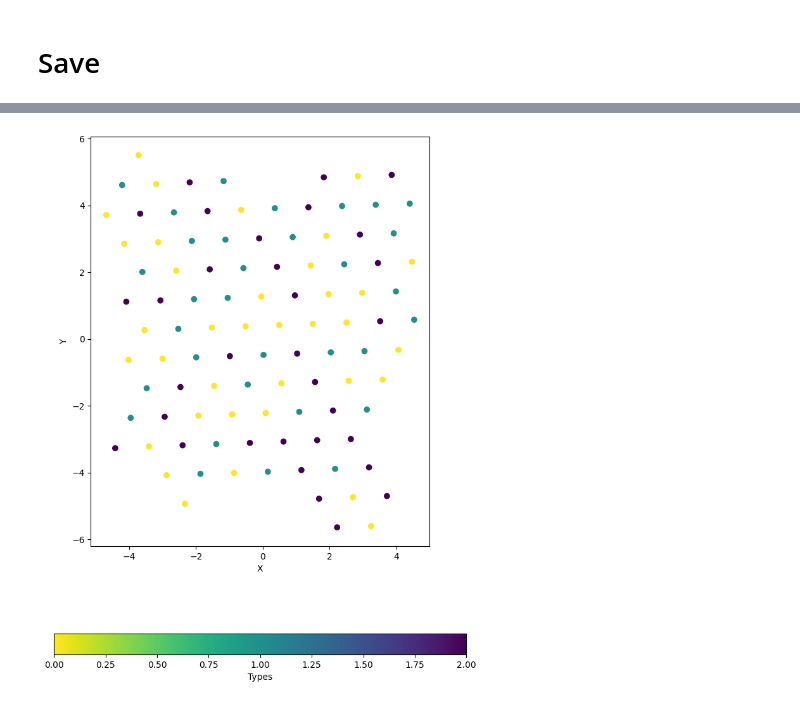
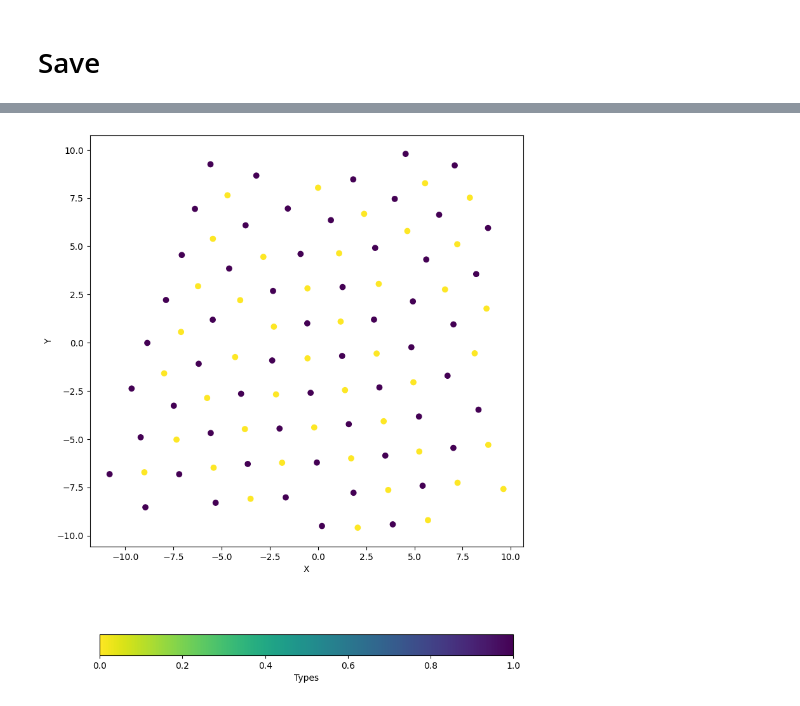
Before and after one commit to hikarimusic/MDLab, a Jupyter notebook: paper3/exp5c.ipynb, the cells around one changed output, grey strips where cells are left out. Cells and saved outputs as stored; diff of their text form; code cells hidden in the pictures.

```diff
--- a/paper3/exp5c.ipynb
+++ b/paper3/exp5c.ipynb
@@ -13,10 +13,9 @@ True
 # %%
 opt = {
     "dimension": 2,
-    "num_atoms":5,
-    "type_atoms": 3,
+    "num_atoms": 100,
+    "type_atoms": 2,
     "hidden_size": 100,
-    "simulate": 1000
 }
 # %%
 # Force Field
@@ -60,8 +59,8 @@ def distances_matrix(coordinates, atom_types):
     return distances, type_pairs
 # %%
 # Data
-def lennard_jones_potential(r, t, a=1, b=1, k=0, eps=1e-1):
-    t = t - opt["type_atoms"]//2
+def lennard_jones_potential(r, t, a=2, b=2, k=1, eps=1e-1):
+    t = t - (opt["type_atoms"]-1)/2
     rep = (k * t[:,:1] * t[:,1:]).clone().detach()
     return (1 / ((r+eps)/(a+rep)) ** 12) - (1 / ((r+eps)/(b+rep))**6)
 
@@ -251,18 +246,18 @@ plt.show()
 # %%
 # Simulate Only
 stable_coordinates = AtomCoordinates(opt["num_atoms"], opt["type_atoms"], opt["dimension"]).to(device)
-simulate(lennard_jones_potential, stable_coordinates.coordinates, stable_coordinates.types, num_iterations=1000)
+simulate(lennard_jones_potential, stable_coordinates.coordinates, stable_coordinates.types, num_iterations=3000)
 # 2D
 coordinates = stable_coordinates.coordinates.cpu().detach().numpy()
 types = stable_coordinates.types.cpu().detach().numpy()
 fig = plt.figure(figsize=(12, 12))
 ax = fig.add_subplot(111)
 colormap = plt.get_cmap('viridis_r')
 scatter = ax.scatter(coordinates[:, 0], coordinates[:, 1], c=types, cmap=colormap)
 colorbar = plt.colorbar(scatter, ax=ax, label='Types', shrink=0.7, orientation='horizontal')
 ax.set_xlabel('X')
 ax.set_ylabel('Y')
 plt.gca().set_aspect('equal', adjustable='box')
 plt.show()
 # %% [output]
-[figure, old version]
+[figure, new version]
```
Also changed, not shown: parts of 9 cells of this notebook.
